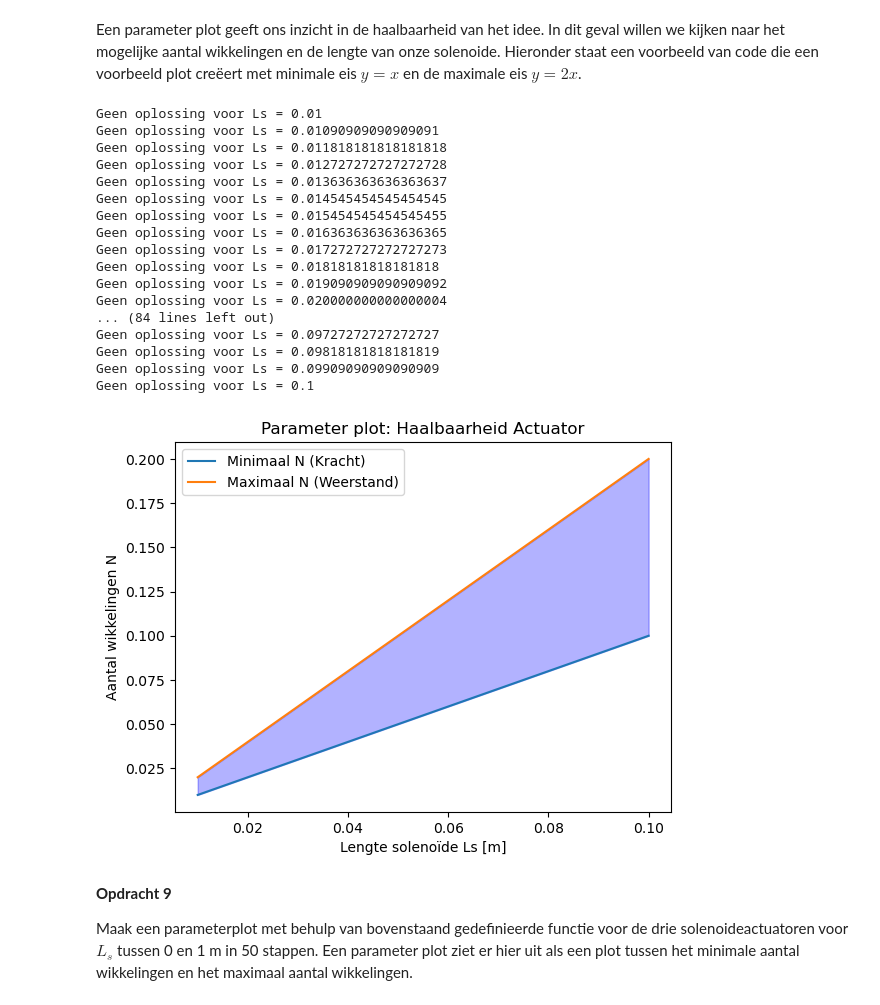
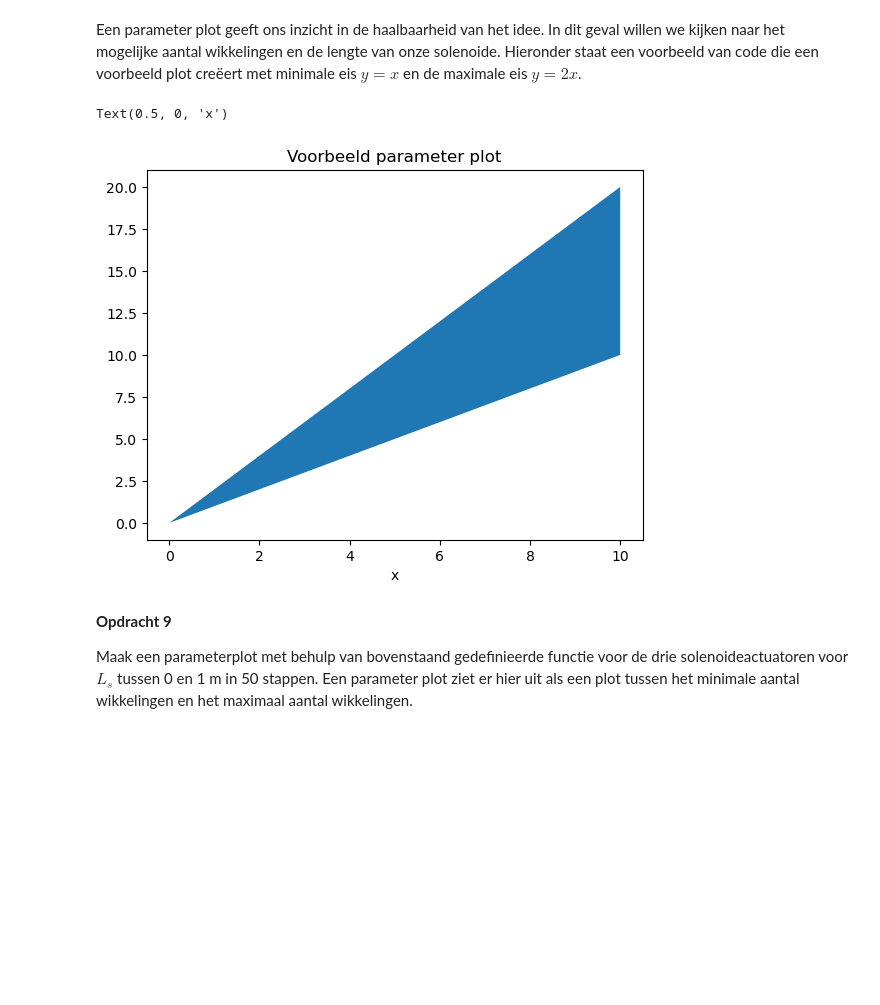
Before and after one commit to carstenschroevers-eng/opdrachten-DEF-D, a Jupyter notebook: KrachtactuatorOpdracht.ipynb, the cells around one changed output. Drawn from its saved outputs; the diff is of its cells as text; code cells hidden in the pictures; blank space fills up the shorter version.

```diff
--- a/KrachtactuatorOpdracht.ipynb
+++ b/KrachtactuatorOpdracht.ipynb
@@ -212,49 +214,22 @@ def aantal_wikkelingen(L_s, r_s, r_d, I, F, U, rho_koper, mu_r):
 # %% [markdown]
 Een parameter plot geeft ons inzicht in de haalbaarheid van het idee. In dit geval willen we kijken naar het mogelijke aantal wikkelingen en de lengte van onze solenoide. Hieronder staat een voorbeeld van code die een voorbeeld plot creëert met minimale eis $y=x$ en de maximale eis $y=2x$.
 # %%
-x = np.linspace(0.01, 0.1,100) #lengte spoel.
+x = np.linspace(0,10,100)
 
-# --- Parameters voor de simulatie (bijv. de Deuractuator) ---
-r_s = 0.01        # 1 cm straal
-r_d = 0.00005       # 0.1 mm diameter draad -> 0.05 mm straal
-I = 0.5             # 500 mA van 9V batterij
-F = 40.0            # 40 Newton kracht
-U = 9.0             # 9 Volt
-rho = 1.72e-8
-mu_r = 5000
+y_min = x # Minimale eis
 
-resultaten = [aantal_wikkelingen(Ls, r_s, r_d, I, F, U, rho, mu_r) for Ls in x]
-y_min = x # Minimale eis
 y_max = 2*x # Maximale eis
 
-plt.fill_between(x, y_min, y_max, color='blue', alpha=0.3)
-plt.plot(x, y_min, label='Minimaal N (Kracht)')
-plt.plot(x, y_max, label='Maximaal N (Weerstand)')
 
-plt.title("Parameter plot: Haalbaarheid Actuator")
-plt.xlabel("Lengte solenoïde Ls [m]")
-plt.ylabel("Aantal wikkelingen N")
-plt.legend()
-plt.show()
+
+plt.fill_between(x,y_min,y_max) # De ruimte tussen de eisen vullen
+
+plt.title("Voorbeeld parameter plot")
+
+plt.xlabel("x")
 # %% [output]
-Geen oplossing voor Ls = 0.01
-Geen oplossing voor Ls = 0.01090909090909091
-Geen oplossing voor Ls = 0.011818181818181818
-Geen oplossing voor Ls = 0.012727272727272728
-Geen oplossing voor Ls = 0.013636363636363637
-Geen oplossing voor Ls = 0.014545454545454545
-Geen oplossing voor Ls = 0.015454545454545455
-Geen oplossing voor Ls = 0.016363636363636365
-Geen oplossing voor Ls = 0.017272727272727273
-Geen oplossing voor Ls = 0.01818181818181818
-Geen oplossing voor Ls = 0.019090909090909092
-Geen oplossing voor Ls = 0.020000000000000004
-... (84 lines left out)
-Geen oplossing voor Ls = 0.09727272727272727
-Geen oplossing voor Ls = 0.09818181818181819
-Geen oplossing voor Ls = 0.09909090909090909
-Geen oplossing voor Ls = 0.1
+Text(0.5, 0, 'x')
-[figure, old version]
+[figure, new version]
 # %% [markdown]
 **Opdracht 9**
 
```
Also changed, not shown: parts of 14 cells of this notebook.
